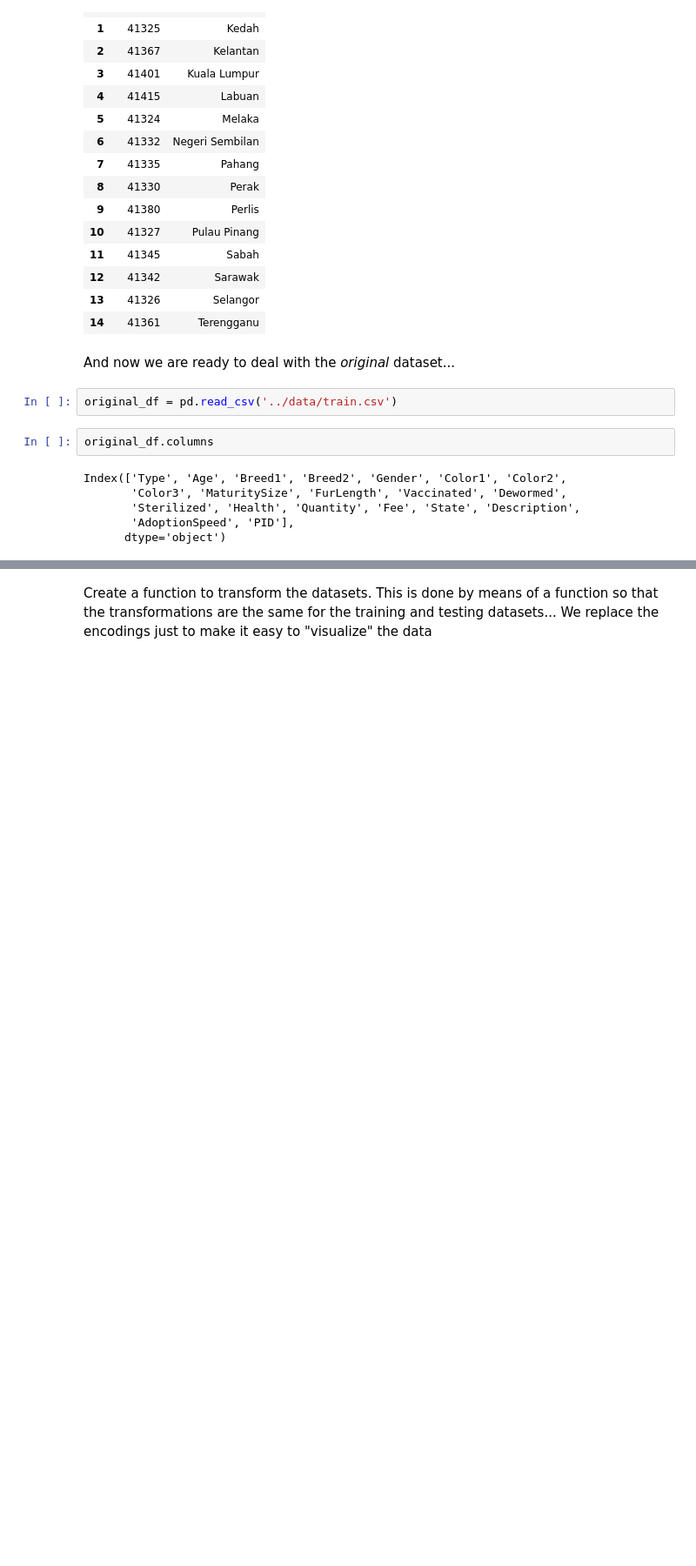
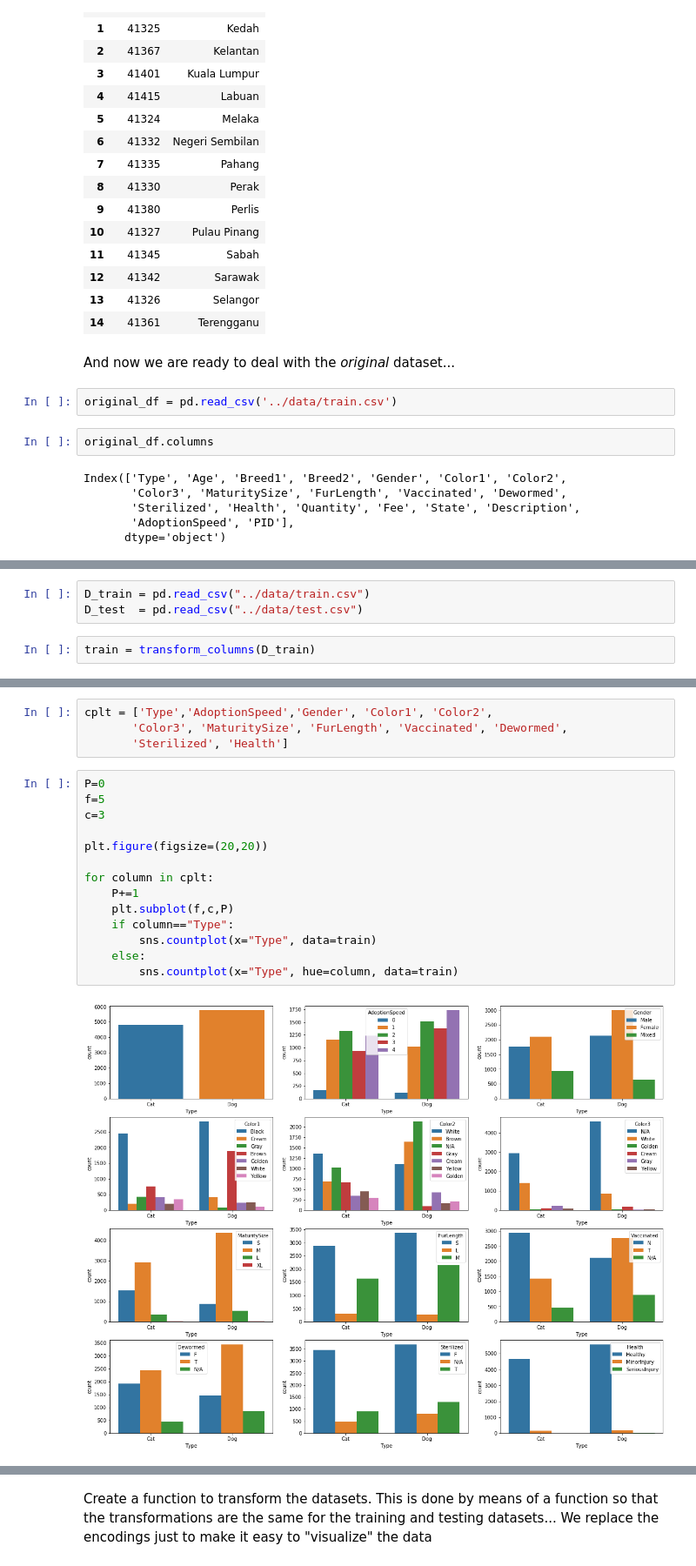
Before and after one commit to Eugenia27/AprendizajeSupervisado, a Jupyter notebook: practico/src/baseline.ipynb, the cells around one changed output, grey strips where cells are left out. Shown at 87% size. Saved outputs shown, nothing was run; the diff lists cells and outputs as text; blank space fills up the shorter version.

```diff
--- a/practico/src/baseline.ipynb
+++ b/practico/src/baseline.ipynb
@@ -95,0 +111,5 @@ original_df.head()
+# %%
+D_train = pd.read_csv("../data/train.csv")
+D_test  = pd.read_csv("../data/test.csv")
+# %%
+train = transform_columns(D_train)
@@ -95,0 +133,20 @@ original_df.head()
+# %%
+cplt = ['Type','AdoptionSpeed','Gender', 'Color1', 'Color2',
+       'Color3', 'MaturitySize', 'FurLength', 'Vaccinated', 'Dewormed',
+       'Sterilized', 'Health']
+# %%
+P=0
+f=5
+c=3
+
+plt.figure(figsize=(20,20))
+
+for column in cplt:
+    P+=1
+    plt.subplot(f,c,P)
+    if column=="Type":
+        sns.countplot(x="Type", data=train)
+    else:
+        sns.countplot(x="Type", hue=column, data=train)
+# %% [output]
+[figure, added]
```
Also changed, not shown: parts of 21 cells of this notebook, 2 other files.
